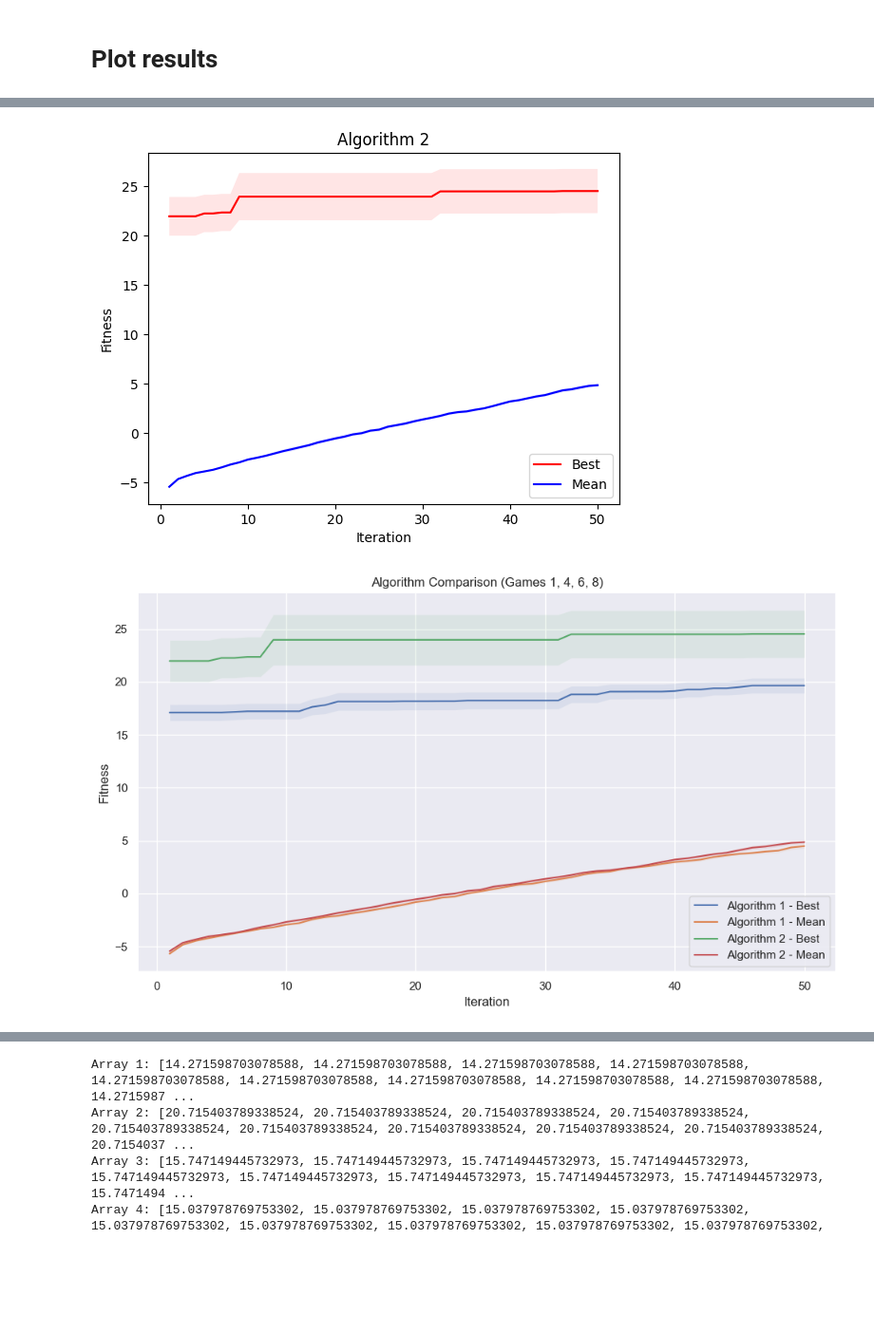
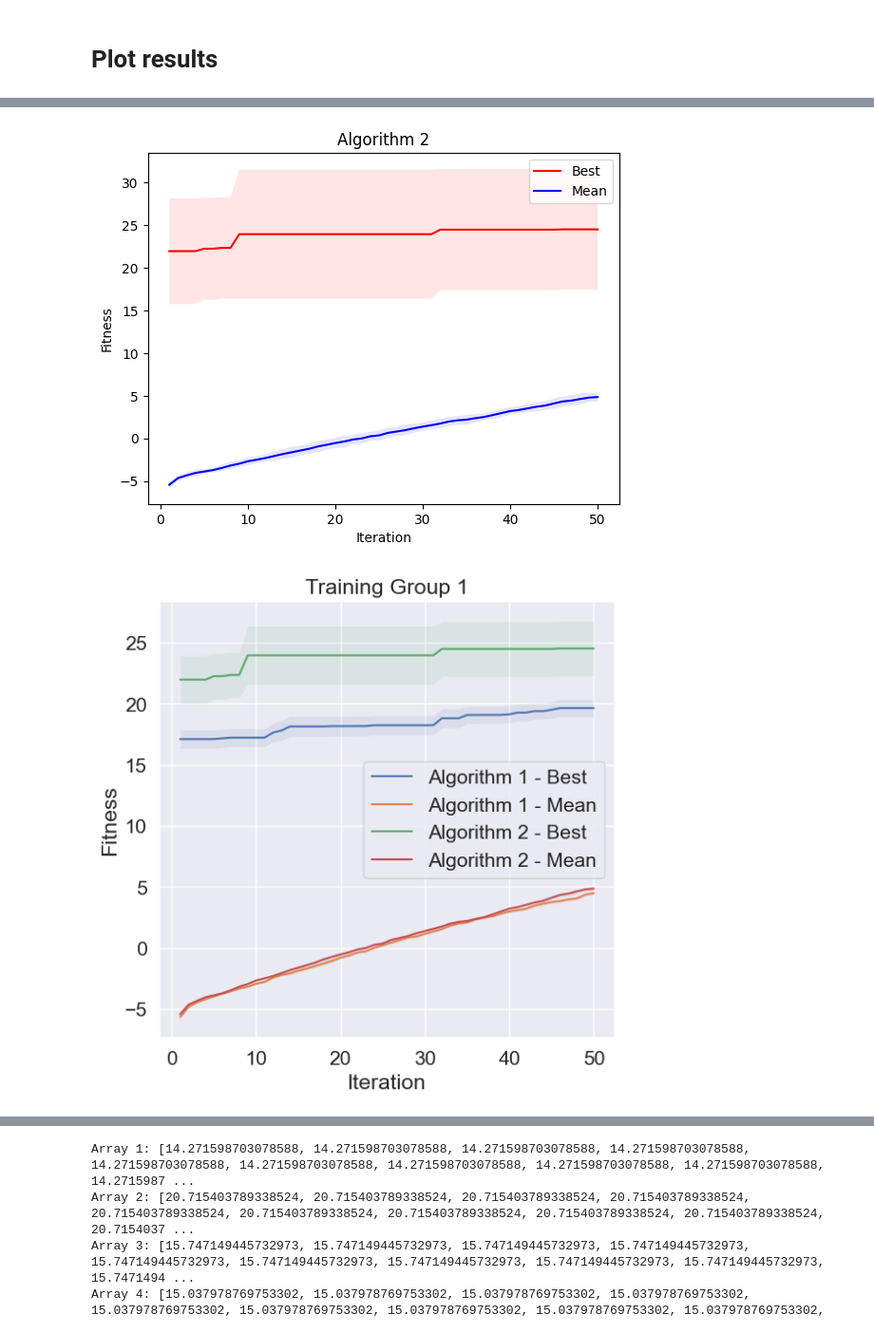
Before and after one commit to CemreSuler/EvolutionaryComputingAssignment2, a Jupyter notebook: plots1468.ipynb, the cells around one changed output, grey strips where cells are left out. Shown at 95% size. Drawn from its saved outputs; the diff is of its cells as text; code cells hidden in the pictures; blank space fills up the shorter version.

```diff
--- a/plots1468.ipynb
+++ b/plots1468.ipynb
@@ -47,49 +86,50 @@ std_dev = df_alg_2[["Best", "Mean"]].groupby([df_alg_2.index]).std()
 plt.rcParams['axes.prop_cycle'] = plt.cycler(color=['r', 'b'])
 
 plt.plot(mean, label=["Best", "Mean"])
-plt.fill_between(mean.index, mean["Best"] - std_dev["Best"]/np.sqrt(10), mean["Best"] + std_dev["Best"]/np.sqrt(10), alpha=0.1)
-plt.fill_between(mean.index, mean["Mean"] - std_dev["Mean"]/np.sqrt(10), mean["Mean"] + std_dev["Mean"]/np.sqrt(10), alpha=0.1)
+plt.fill_between(mean.index, mean["Best"] - std_dev["Best"], mean["Best"] + std_dev["Best"], alpha=0.1)
+plt.fill_between(mean.index, mean["Mean"] - std_dev["Mean"], mean["Mean"] + std_dev["Mean"], alpha=0.1)
 plt.title("Algorithm 2")
 plt.xlabel("Iteration")
 plt.ylabel("Fitness")
 plt.legend()
 plt.savefig("alg2.png", bbox_inches="tight", dpi=200)
 # %% [output]
-[figure, old version]
+[figure, new version]
 # %%
 import matplotlib.pyplot as plt
 import seaborn as sns
 sns.set_theme() #optional: set seaborn theme
 import numpy as np
 import pandas as pd
+sns.set(font_scale=1.4)
 
 def plot_algorithm(df, algorithm_name, linestyle):
     mean = df[["Best", "Mean"]].groupby([df.index]).mean()
     std_dev = df[["Best", "Mean"]].groupby([df.index]).std()
 
     plt.plot(mean["Best"], label=f"{algorithm_name} - Best", linestyle=linestyle)
     plt.plot(mean["Mean"], label=f"{algorithm_name} - Mean", linestyle=linestyle)
     plt.fill_between(mean.index, mean["Best"] - std_dev["Best"]/np.sqrt(10), mean["Best"] + std_dev["Best"]/np.sqrt(10), alpha=0.1)
     plt.fill_between(mean.index, mean["Mean"] - std_dev["Mean"]/np.sqrt(10), mean["Mean"] + std_dev["Mean"]/np.sqrt(10), alpha=0.1)
 
 
 # Assuming df_alg_1 and df_alg_2 are your dataframes
-plt.figure(figsize=(10, 6)) # Adjust figure size as needed
+plt.figure(figsize=(6, 6)) # Adjust figure size as needed
 
 plot_algorithm(df_alg_1, "Algorithm 1", "-") #solid line
 plot_algorithm(df_alg_2, "Algorithm 2", "-") #dashed line
 
 
-plt.title("Algorithm Comparison (Games 1, 4, 6, 8)")
+plt.title("Training Group 1")
 plt.xlabel("Iteration")
 plt.ylabel("Fitness")
 plt.legend()
 plt.grid(True) # Add grid for better readability
 plt.tight_layout()
 plt.savefig("alg_comparison.png", bbox_inches="tight", dpi=200)
 plt.show()
 # %% [output]
-[figure, old version]
+[figure, new version]
 # %%
 data = [
     [14.271598703078588, 20.715403789338524, 15.747149445732973, 15.037978769753302, 4.368680685882744],
```
Also changed, not shown: parts of 5 cells of this notebook, 12 other files.
